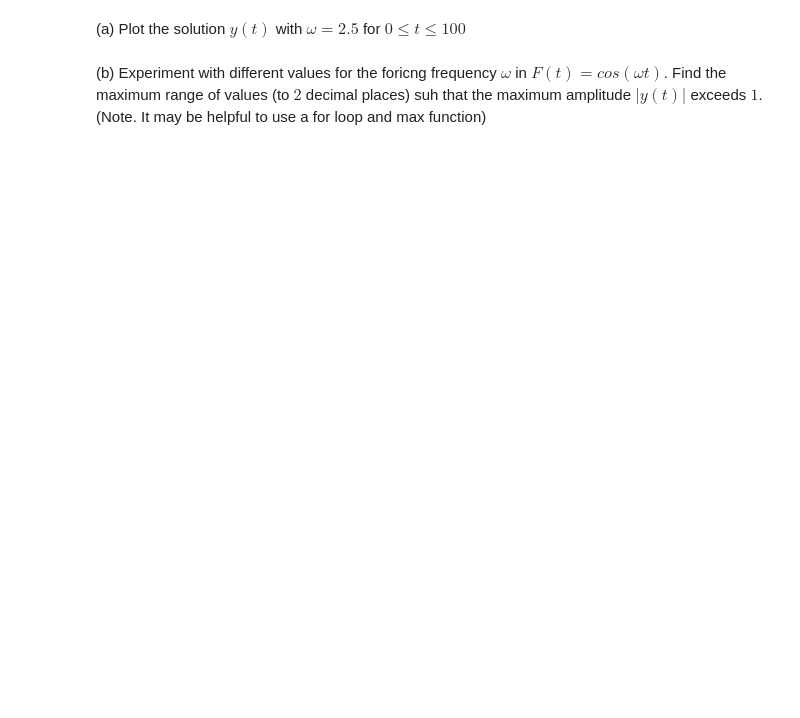
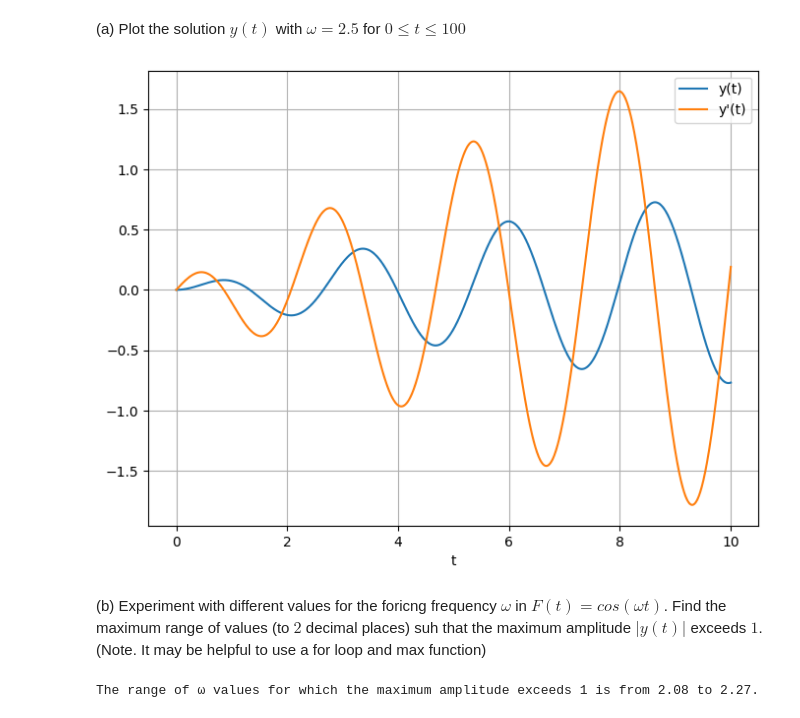
Before and after one commit to ChenghengLi/33B-OD, a Jupyter notebook: Computational Homework/HW2.ipynb, the cells around one changed output. Drawn from its saved outputs; the diff is of its cells as text; code cells hidden in the pictures; blank space fills up the shorter version.

```diff
--- a/Computational Homework/HW2.ipynb
+++ b/Computational Homework/HW2.ipynb
@@ -53,5 +152,72 @@ $$
 $$
 # %% [markdown]
 (a) Plot the solution $y(t)$ with $\omega = 2.5$ for $0 \leq t \leq 100$
+# %%
+# Define the system of ODEs
+def system(y, t, ω):
+    y1, y2 = y
+    dydt = [y2, (np.cos(ω*t) - 10*y1) / 2]
+    return dydt
+
+# Initial conditions
+y0 = [0, 0]
+
+# Time array
+t = np.linspace(0, 10, 1000)
+
+# Forcing frequency
+ω = 2.5
+
+# Solve the ODE
+sol = odeint(system, y0, t, args=(ω,))
+
+# Plot the solution
+plt.figure(figsize=(8, 6))
+plt.plot(t, sol[:, 0], label='y(t)')
+plt.plot(t, sol[:, 1], label="y'(t)")
+plt.legend(loc='best')
+plt.xlabel('t')
+plt.grid()
+plt.show()
+# %% [output]
+[figure, added]
 # %% [markdown]
 (b) Experiment with different values for the foricng frequency $\omega$ in $F(t) =cos(\omega t)$. Find the maximum range of values (to $2$ decimal places) suh that the maximum amplitude $|y(t)|$ exceeds $1$. (Note. It may be helpful to use a for loop  and  max function)
+# %%
+import numpy as np
+from scipy.integrate import odeint
+import matplotlib.pyplot as plt
+
+# Define the system of ODEs
+def system(y, t, ω):
+    y1, y2 = y
+    dydt = [y2, (np.cos(ω*t) - 10*y1) / 2]
+    return dydt
+
+# Initial conditions
+y0 = [0, 0]
+
+# Time array
+t = np.linspace(0, 10, 1000)
+
+# Forcing frequency range
+ω_range = np.linspace(0, 10, 1000)
+
+# Store ω values that result in max amplitude > 1
+ω_values = []
+
+for ω in ω_range:
+    # Solve the ODE
+    sol = odeint(system, y0, t, args=(ω,))
+
+    # Find max amplitude
+    max_amplitude = np.max(np.abs(sol[:, 0]))
+
+    # Check if max amplitude > 1
+    if max_amplitude > 1:
+        ω_values.append(ω)
+
+# Print the range of ω values
+print(f"The range of ω values for which the maximum amplitude exceeds 1 is from {min(ω_values):.2f} to {max(ω_values):.2f}.")
+# %% [output]
+The range of ω values for which the maximum amplitude exceeds 1 is from 2.08 to 2.27.
```
Also changed, not shown: parts of 6 cells of this notebook.
